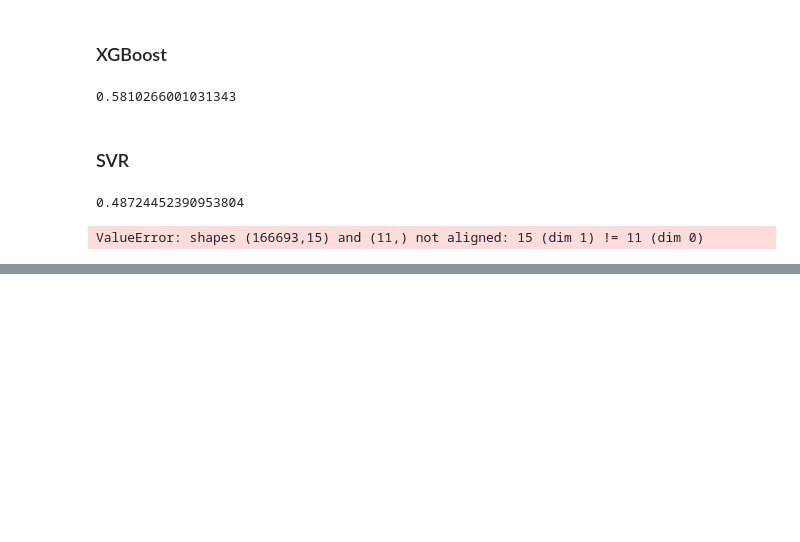
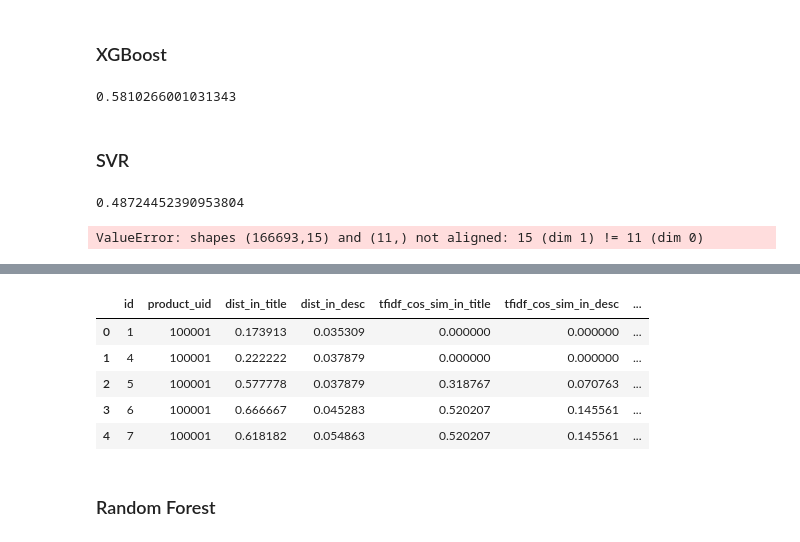
Before and after one commit to CarsonChen1129/HomeDepotKaggle, a Jupyter notebook: Main.ipynb, the cells around one changed output, grey strips where cells are left out. Cells and saved outputs as stored; diff of their text form; code cells hidden in the pictures; blank space fills up the shorter version.

```diff
--- a/Main.ipynb
+++ b/Main.ipynb
@@ -371,0 +610,9 @@ ValueError: shapes (166693,15) and (11,) not aligned: 15 (dim 1) != 11 (dim 0)
+# %%
+df_test.head()
+# %% [output]
+|  | id | product_uid | dist_in_title | dist_in_desc | tfidf_cos_sim_in_title | tfidf_cos_sim_in_desc | ... |
+| 0 | 1 | 100001 | 0.173913 | 0.035309 | 0.000000 | 0.000000 | ... |
+| 1 | 4 | 100001 | 0.222222 | 0.037879 | 0.000000 | 0.000000 | ... |
+| 2 | 5 | 100001 | 0.577778 | 0.037879 | 0.318767 | 0.070763 | ... |
+| 3 | 6 | 100001 | 0.666667 | 0.045283 | 0.520207 | 0.145561 | ... |
+| 4 | 7 | 100001 | 0.618182 | 0.054863 | 0.520207 | 0.145561 | ... |
@@ -371,0 +635,2 @@ ValueError: shapes (166693,15) and (11,) not aligned: 15 (dim 1) != 11 (dim 0)
+# %% [markdown]
+### Random Forest
```
Also changed, not shown: parts of 68 cells of this notebook, 3 other files.
